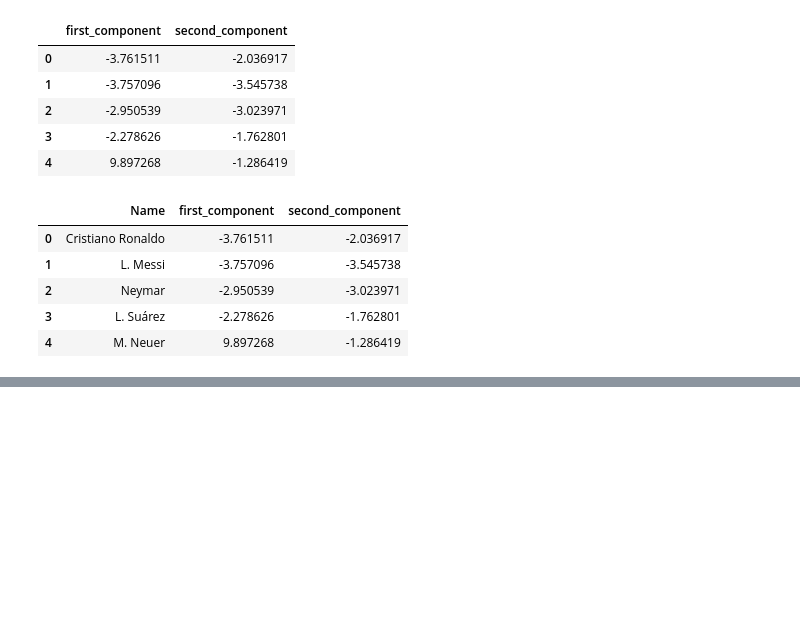
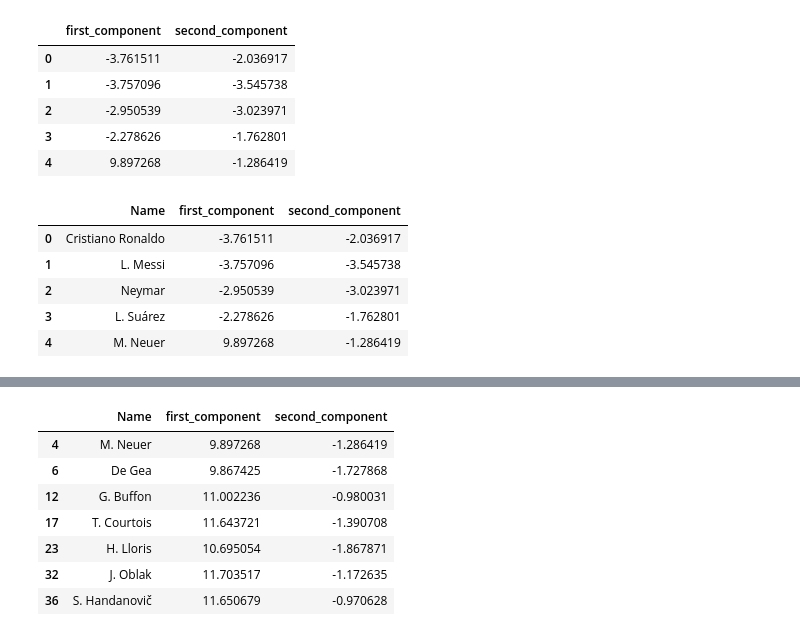
Before and after one commit to adrialuzllompart/fifa-2018, a Jupyter notebook: notebooks/EDA and PCA.ipynb, the cells around one changed output, grey strips where cells are left out. Saved outputs shown, nothing was run; the diff lists cells and outputs as text; code cells hidden in the pictures; blank space fills up the shorter version.

```diff
--- a/notebooks/Untitled.ipynb
+++ b/notebooks/EDA and PCA.ipynb
@@ -195,0 +200,11 @@ It looks like the first component is differentiating between
+# %%
+final.loc[final.first_component > 5, :]
+# %% [output]
+|  | Name | first_component | second_component |
+| 4 | M. Neuer | 9.897268 | -1.286419 |
+| 6 | De Gea | 9.867425 | -1.727868 |
+| 12 | G. Buffon | 11.002236 | -0.980031 |
+| 17 | T. Courtois | 11.643721 | -1.390708 |
+| 23 | H. Lloris | 10.695054 | -1.867871 |
+| 32 | J. Oblak | 11.703517 | -1.172635 |
+| 36 | S. Handanovič | 11.650679 | -0.970628 |
```
Also changed, not shown: parts of 11 cells of this notebook.
